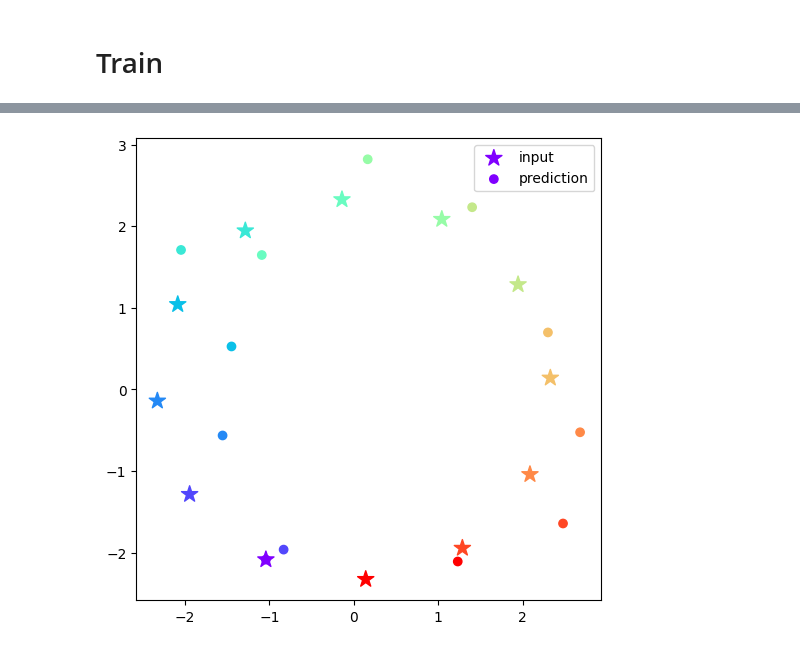
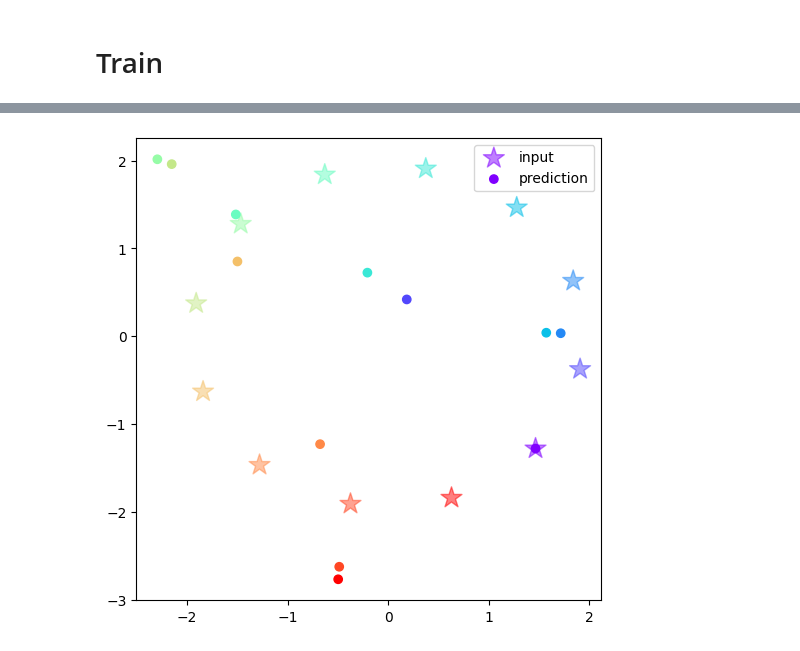
Before and after one commit to pyretttt/mosquitto, a Jupyter notebook: ml/transformers.ipynb, the cells around one changed output, grey strips where cells are left out. Cells and saved outputs as stored; diff of their text form; code cells hidden in the pictures.

```diff
--- a/ml/transformers.ipynb
+++ b/ml/transformers.ipynb
@@ -15,9 +15,9 @@ from scratchers.transformer import TransformerBlock, TransformerDecoder, Config
 SOURCE_SEQ_LEN = 6
 TARGET_SEQ_LEN = 6
 
-DATA_SIZE = 1200
-TRAIN_SIZE = int(1200 * 0.8)
-TEST_SIZE = 1200 - TRAIN_SIZE
+DATA_SIZE = 5000
+TRAIN_SIZE = int(DATA_SIZE * 0.8)
+TEST_SIZE = DATA_SIZE - TRAIN_SIZE
 
 radii = np.random.ranf((DATA_SIZE)) * 9 + 1
 starting_radian = np.random.ranf((DATA_SIZE)) * 2 * np.pi
@@ -61,7 +61,7 @@ def plot_circle(input, prediction, figsize=(6, 6)):
     plt.figure(figsize=figsize)
     colors = cm.rainbow(np.linspace(0, 1, len(input)))
     plt.scatter(
-        input[:, 0], input[:, 1], label="input", marker="*", s=150, color=colors
+        input[:, 0], input[:, 1], label="input", marker="*", s=250, alpha=0.5, color=colors
     )
     plt.scatter(prediction[:, 0], prediction[:, 1], label="prediction", color=colors)
     plt.legend()
@@ -74,25 +74,23 @@ plot_circle(X_train[7], y_train[7])
 # %%
 cfg = Config(
     input_size=2,
-    attn_d_k=16,
+    attn_d_k=32,
     transformer_proj_dim=32,
     dropout=0.2,
-    nlayers=2,
+    nlayers=8,
     is_self_attn=False,
-    max_seq_len=TARGET_SEQ_LEN,
+    max_seq_len=TARGET_SEQ_LEN + SOURCE_SEQ_LEN,
     nheads=2
 )
 
 def attn_factory(config: Config):
-    return MultiheadAttention(
+    return Attention(
         input_size=config.input_size,
         d_k=config.attn_d_k,
-        nheads=config.nheads,
+        # nheads=config.nheads,
         is_self_attn=config.is_self_attn,
         dropout=config.dropout
     )
-
-decoder = TransformerDecoder(cfg, attn_factory)
 # %%
 class Trainer:
 
@@ -167,8 +172,12 @@ Test loss at epoch (49):  3.0993788
 # %%
+decoder.eval()
 x_sample, y_sample = test_dataset[np.random.randint(0, TEST_SIZE)]
 predictions = decoder.forward(x_sample.unsqueeze(0))[0]
 labels = torch.cat((x_sample, y_sample[-1:]))
 
-plot_circle(input= labels.detach().numpy(), prediction=torch.cat((labels[0:1, :], predictions)).detach().numpy())
+plot_circle(
+    input=labels.detach().numpy()[0:],
+    prediction=torch.cat((labels[0:1, :], predictions)).detach().numpy()[0:],
+)
 # %% [output]
-[figure, old version]
+[figure, new version]
```
Also changed, not shown: parts of 3 cells of this notebook, 2 other files.
